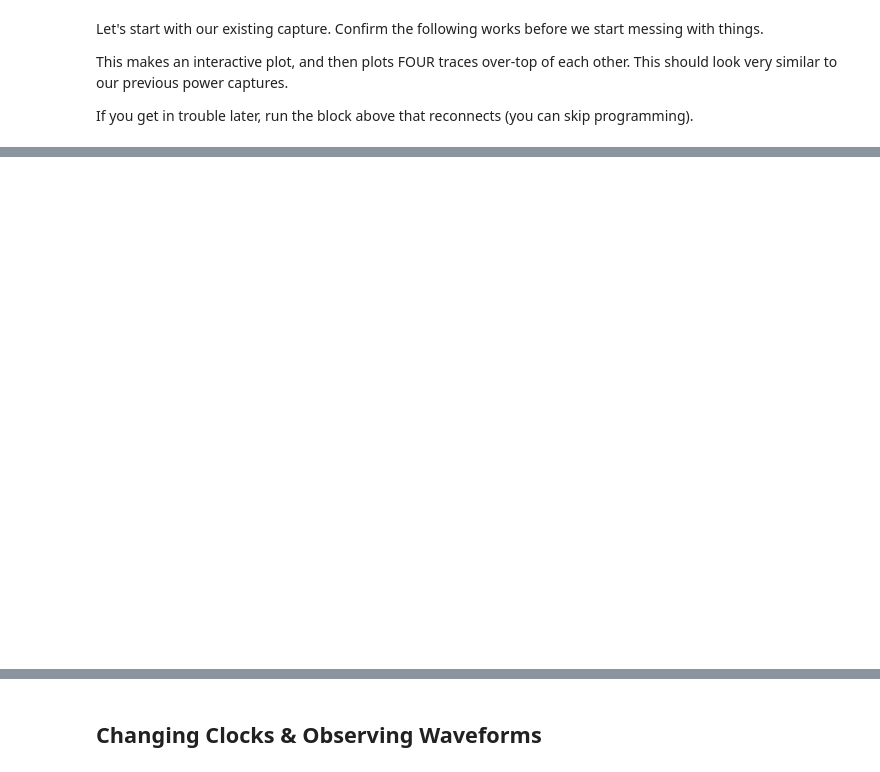
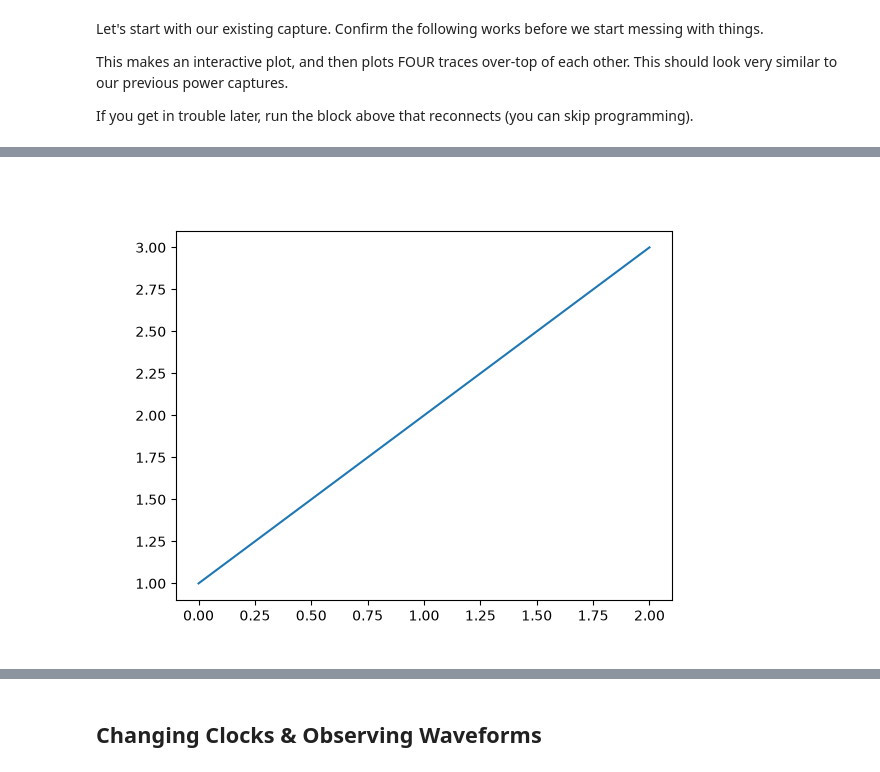
Before and after one commit to peter-hoch/chipwhisperer-jupyter, a Jupyter notebook: courses/sca101/Lab 6_4 - Jittery Triggering on UART.ipynb, the cells around one changed output, grey strips where cells are left out. Cells and saved outputs as stored; diff of their text form; code cells hidden in the pictures.

```diff
--- a/courses/sca101/Lab 6_4 - Jittery Triggering on UART.ipynb
+++ b/courses/sca101/Lab 6_4 - Jittery Triggering on UART.ipynb
@@ -140,7 +145,11 @@ fig = hv.render(dynamic_map)
 # %%
 %matplotlib widget
 import matplotlib.pylab as plt
 
-fig = plt.figure()
+fig, ax = plt.subplots()
+
+ax.plot([1, 2, 3])
+
+plt.show()
 # %% [output]
-[figure, old version]
+[figure, new version]
```
Also changed, not shown: parts of 30 cells of this notebook, 12 other files.
